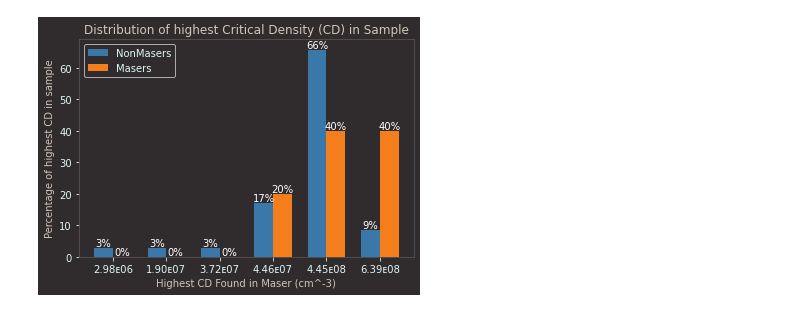
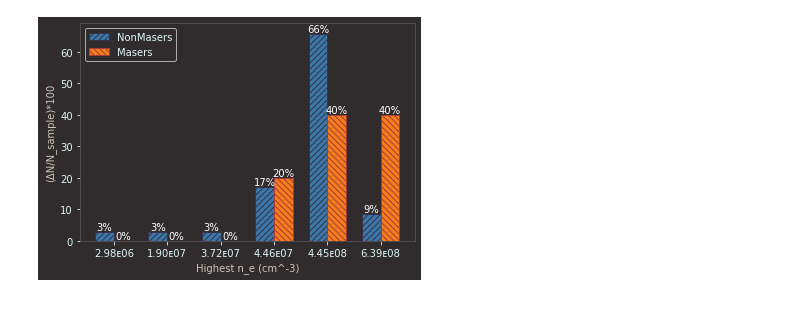
Before and after one commit to MaserResearchConstax23/pyscripts, a Jupyter notebook: IP_and_crit_density_histograms.ipynb, the cells around one changed output. Cells and saved outputs as stored; diff of their text form; code cells hidden in the pictures.

```diff
--- a/IP_and_crit_density_histograms.ipynb
+++ b/IP_and_crit_density_histograms.ipynb
@@ -207,9 +260,9 @@ def show_CD_frequency(non_masers, masers):
     ax.tick_params(axis='x', colors='#dff6f5')  # Set x-axis tick color to whiteish
     ax.tick_params(axis='y', colors='#dff6f5')  # Set y-axis tick color to whiteish
 
-    ax.set_title("Distribution of highest Critical Density (CD) in Sample", color='#cfc6b8')
-    ax.set_xlabel("Highest CD Found in Maser (cm^-3)", color='#cfc6b8')
-    ax.set_ylabel("Percentage of highest CD in sample", color='#cfc6b8')
+    #ax.set_title("Distribution of highest Critical Density (n_e) in Sample", color='#cfc6b8')
+    ax.set_xlabel("Highest n_e (cm^-3)", color='#cfc6b8')
+    ax.set_ylabel("(ΔN/N_sample)*100", color='#cfc6b8')
 
     # Bar colors and labels
     bar_colors = ['#3978a8', '#f47e1b']
@@ -221,12 +274,10 @@ def show_CD_frequency(non_masers, masers):
     masers_positions = non_masers_positions + bar_width
 
     # Plot the bars for non_masers
-    plt.bar(non_masers_positions, (non_masers_counts / len(non_masers)) * 100, width=bar_width,
-            color=bar_colors[0], label=bar_labels[0])
+    plt.bar(non_masers_positions, (non_masers_counts / len(non_masers)) * 100, width=bar_width, label=bar_labels[0],color=bar_colors[0], hatch='////', edgecolor = '#39314b')
 
     # Plot the bars for masers
-    plt.bar(masers_positions, (unified_masers_counts / len(masers)) * 100, width=bar_width,
-            color=bar_colors[1], label=bar_labels[1])
+    plt.bar(masers_positions, (unified_masers_counts / len(masers)) * 100, width=bar_width, label=bar_labels[1], color=bar_colors[1], hatch='\\\\\\\\', edgecolor = '#a93b3b')
 
     # Set the x-axis tick positions and labels
     tick_positions = non_masers_positions + bar_width / 2
@@ -250,31 +301,31 @@ def show_CD_frequency(non_masers, masers):
     # Show the plot
     plt.show()
 
 
 
 
 highest_N_CDs = []
 for index, row in df_N_cl.iterrows():
     # Initialize highest CD count to 0 for the current row
     highest_CD_count = 0
     for column_key, column_value in row.items():
         if column_key in CDs:
             if CDs[column_key] > highest_CD_count and column_value > 0:
                 highest_CD_count = CDs[column_key]
     # Append the highest CD count for the current row to the list
     highest_N_CDs.append(highest_CD_count)
 
 highest_M_CDs = []
 for index, row in df_M_cl.iterrows():
     # Initialize highest CD count to 0 for the current row
     highest_CD_count = 0
     for column_key, column_value in row.items():
         if column_key in CDs:
             if CDs[column_key] > highest_CD_count and column_value > 0:
                 highest_CD_count = CDs[column_key]
     # Append the highest CD count for the current row to the list
     highest_M_CDs.append(highest_CD_count)
 
 show_CD_frequency(highest_N_CDs, highest_M_CDs)
 # %% [output]
-[figure, old version]
+[figure, new version]
```
Also changed, not shown: parts of 3 cells of this notebook, 1 other file.
